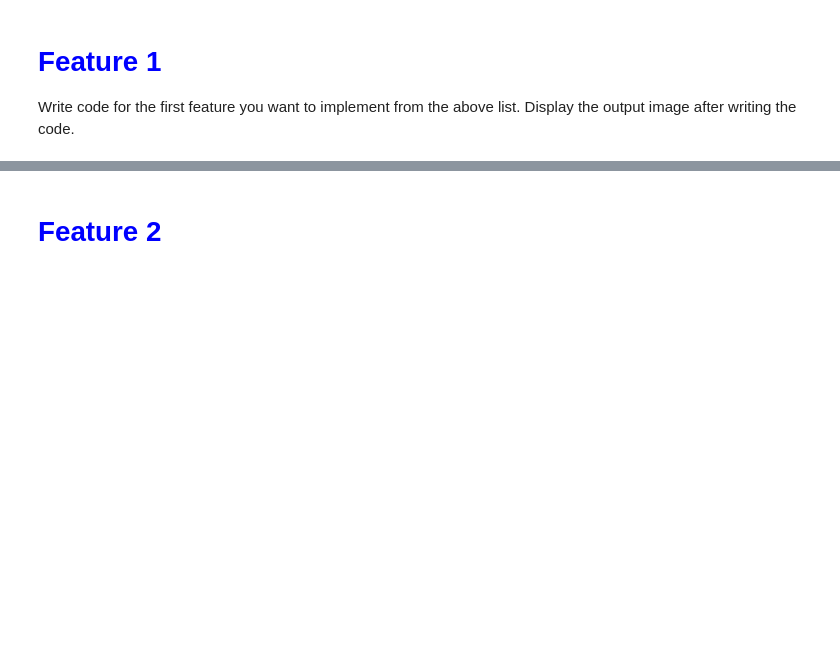
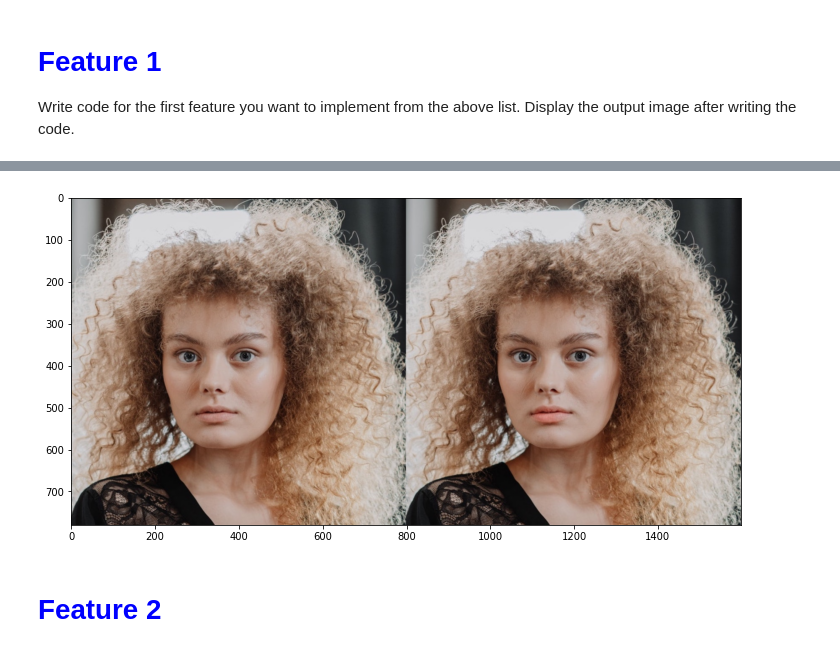
Before and after one commit to vince-CV/cv-facial-landmarks-applications, a Jupyter notebook: Virtual Makeup/virtual-makeup.ipynb, the cells around one changed output, grey strips where cells are left out. Saved outputs shown, nothing was run; the diff lists cells and outputs as text; code cells hidden in the pictures; blank space fills up the shorter version.

```diff
--- a/Virtual Makeup/virtual-makeup.ipynb
+++ b/Virtual Makeup/virtual-makeup.ipynb
@@ -118,2 +51,49 @@ plt.show()
+# %%
+im = cv2.imread("no-makeup.jpg" )
+
+imDlib = cv2.cvtColor(im, cv2.COLOR_BGR2RGB)
+img1Warped = np.copy(imDlib)
+
+landmarks = fbc.getLandmarks(faceDetector, landmarkDetector, imDlib)
+
+selectedIndex_upper_lip  = [ 48, 49, 50, 51, 52, 53, 54, 61, 62, 63]
+selectedIndex_botto_lip  = [ 55, 56, 57, 58, 59, 60, 64, 65, 66, 67]
+
+
+hull1, hull2 = [], []
+
+for i in selectedIndex_upper_lip:
+    hull1.append(landmarks[i])
+
+for j in selectedIndex_botto_lip:
+    hull2.append(landmarks[j])
+
+
+mask1 = np.zeros(imDlib.shape, dtype=imDlib.dtype)
+cv2.fillConvexPoly(mask1, np.array([hull1], dtype=np.int32), (255, 0, 0))
+
+mask2 = np.zeros(imDlib.shape, dtype=imDlib.dtype)
+cv2.fillConvexPoly(mask2, np.array([hull2], dtype=np.int32), (255, 0, 0))
+
+mask = cv2.addWeighted(mask1, 1, mask2, 1, 0.0)
+
+# Blurring face mask to alpha blend to hide seams
+maskHeight, maskWidth = mask.shape[0:2]
+maskSmall = cv2.resize(mask, (256, int(maskHeight*256.0/maskWidth)))
+maskSmall = cv2.erode(maskSmall, (-1, -1), 11)
+maskSmall = cv2.GaussianBlur(maskSmall, (11, 11), 0, 0)
+mask = cv2.resize(maskSmall, (maskWidth, maskHeight))
+
+feature_image = cv2.addWeighted(mask, 0.1, imDlib, 1, 0.0)
+displayImage = np.hstack((imDlib, feature_image))
+
+feature_image = cv2.cvtColor(feature_image, cv2.COLOR_RGB2BGR)
+cv2.imwrite("image.jpg", feature_image)
+
+plt.figure(figsize = (12, 12))
+plt.imshow(displayImage)
+plt.show()
+# %% [output]
+[figure, added]
 # %% [markdown]
 # <font color="blue">Feature 2</font>
```
Also changed, not shown: parts of 13 cells of this notebook, 5 other files.
